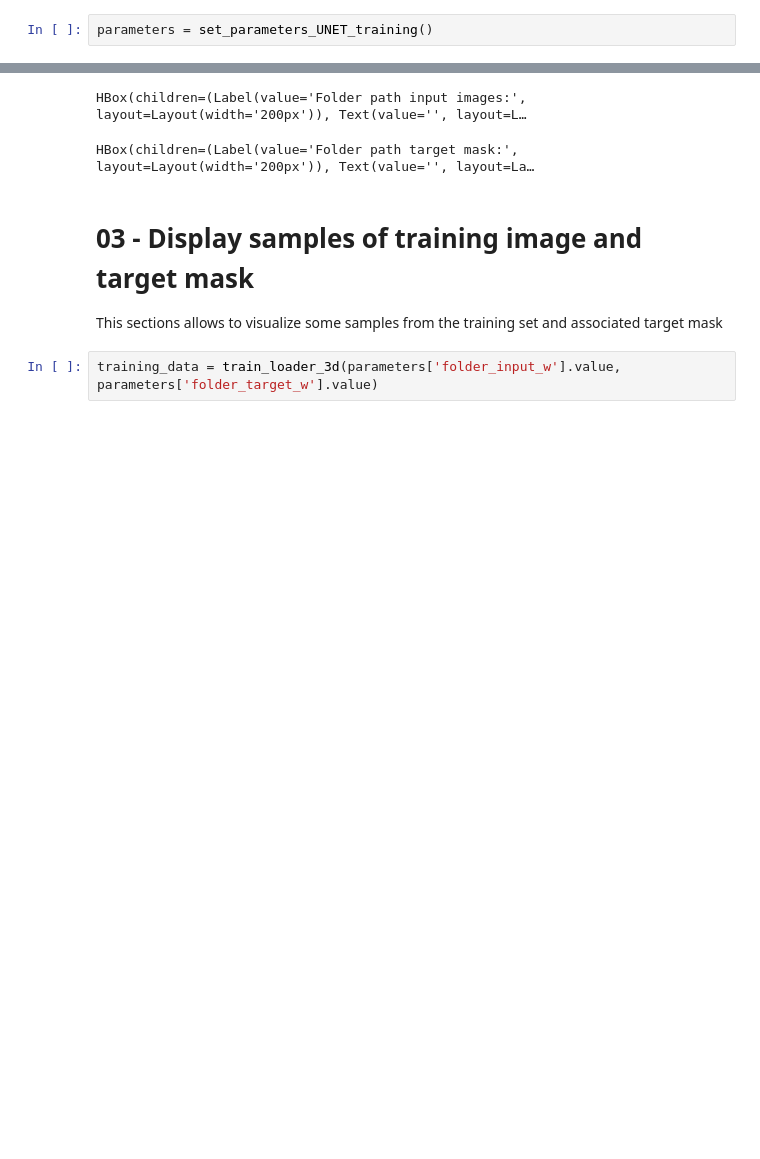
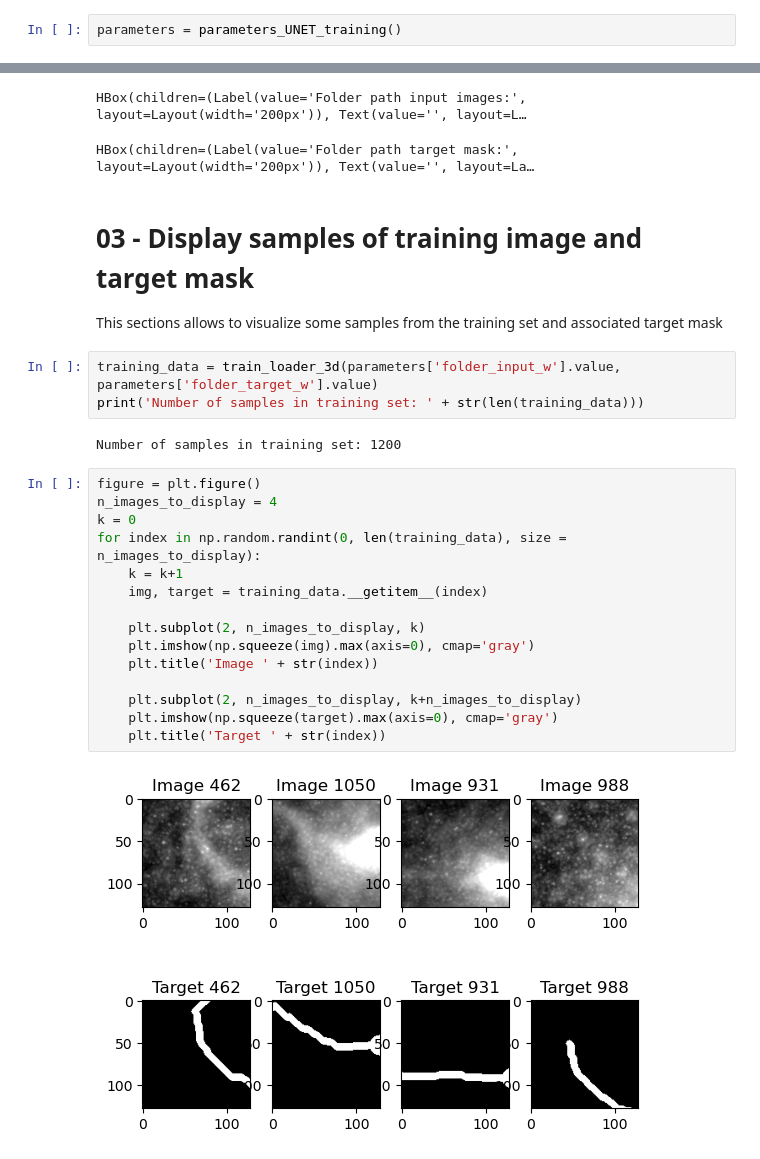
Before and after one commit to paul-hernandez-herrera/deeptube_3d_centerline, a Jupyter notebook: jupyter_notebook/02_Train_a_DeepLearning_Model.ipynb, the cells around one changed output, grey strips where cells are left out. Saved outputs shown, nothing was run; the diff lists cells and outputs as text; blank space fills up the shorter version.

Commit message:
Adding additional channel [C,D,W,H] to __getitem__. Adding dataloader to the jupyter notebook. Renaming functions

```diff
--- a/jupyter_notebook/02_Train_a_DeepLearning_Model.ipynb
+++ b/jupyter_notebook/02_Train_a_DeepLearning_Model.ipynb
@@ -33,7 +37,7 @@ The following line of code allows you to set the parameters for training the dee
 
 **Folder path target mask**: the folder containing the traces center-line for each input image
 # %%
-parameters = set_parameters_UNET_training()
+parameters = parameters_UNET_training()
 # %% [output]
 ------------------------------
 REQUIRED PARAMETERS
@@ -45,3 +49,23 @@ HBox(children=(Label(value='Folder path target mask:', layout=Layout(width='200p
 This sections allows to visualize some samples from the training set and associated target mask
 # %%
 training_data = train_loader_3d(parameters['folder_input_w'].value, parameters['folder_target_w'].value)
+print('Number of samples in training set: ' + str(len(training_data)))
+# %% [output]
+Number of samples in training set: 1200
+# %%
+figure = plt.figure()
+n_images_to_display = 4
+k = 0
+for index in np.random.randint(0, len(training_data), size = n_images_to_display):
+    k = k+1
+    img, target = training_data.__getitem__(index)
+
+    plt.subplot(2, n_images_to_display, k)
+    plt.imshow(np.squeeze(img).max(axis=0), cmap='gray')
+    plt.title('Image ' + str(index))
+
+    plt.subplot(2, n_images_to_display, k+n_images_to_display)
+    plt.imshow(np.squeeze(target).max(axis=0), cmap='gray')
+    plt.title('Target ' + str(index))
+# %% [output]
+[figure, added]
```
Also changed, not shown: parts of 2 cells of this notebook, 4 other files.
